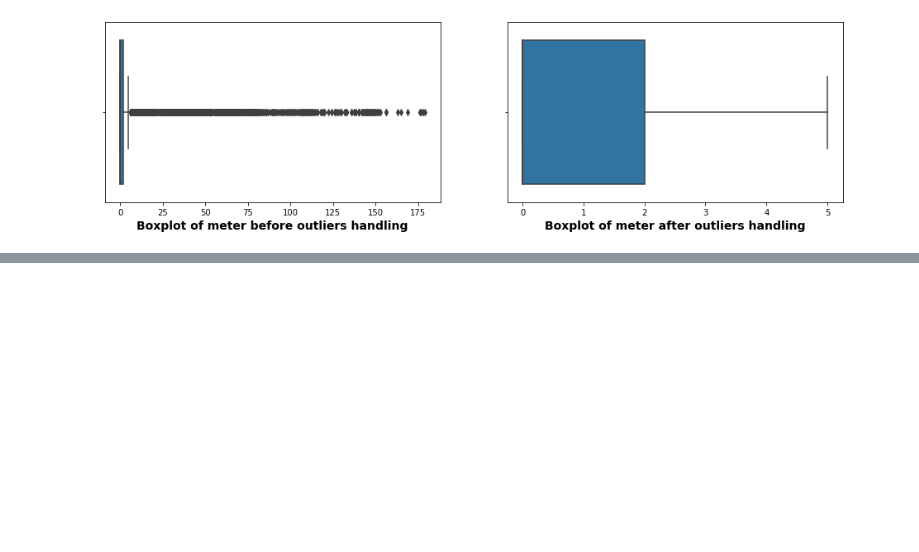
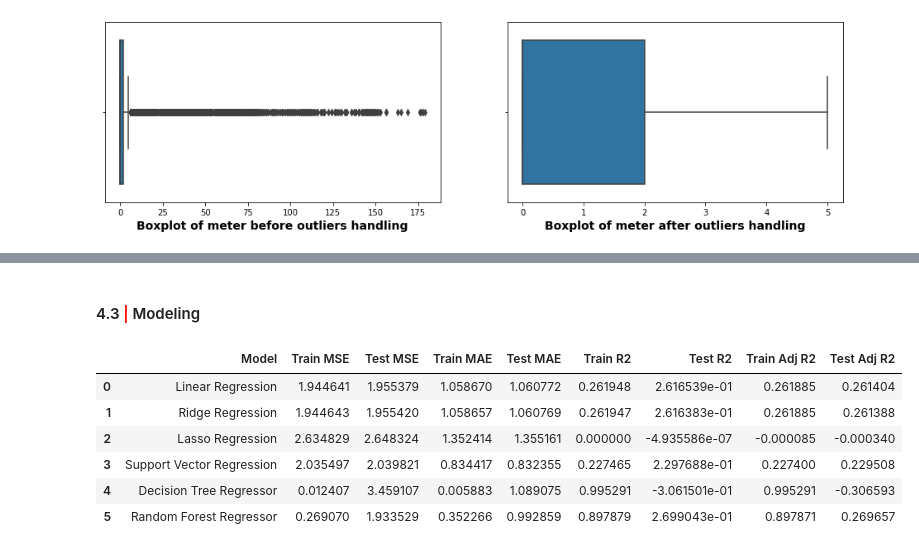
Before and after one commit to Preranapagar/ML_Projects, a Jupyter notebook: Project/Household Power Consumption/project.ipynb, the cells around one changed output, grey strips where cells are left out. Cells and saved outputs as stored; diff of their text form; code cells hidden in the pictures; blank space fills up the shorter version.

```diff
--- a/Project/Household Power Consumption/project.ipynb
+++ b/Project/Household Power Consumption/project.ipynb
@@ -288,0 +301,2 @@ for col in df1.columns:
+# %%
+x_train, x_test, y_train, y_test = train_test_split(x,y, random_state=42, test_size=0.20)
@@ -288,0 +305,8 @@ for col in df1.columns:
+# %%
+scaler = StandardScaler()
+x_train = scaler.fit_transform(x_train)
+x_test = scaler.fit_transform(x_test)
+# %% [markdown]
+#### 4.3 <span style='color:red'>|</span> Modeling
+# %%
+report = []
@@ -288,0 +322,45 @@ for col in df1.columns:
+# %%
+for i in range(len(models)):
+    model = list(models.values())[i]
+    model.fit(x_train,y_train)
+
+    #prediction
+    y_train_pred = model.predict(x_train)
+    y_test_pred = model.predict(x_test)
+
+    #Training data performance
+    n = len(y_train)
+    k = x_train.shape[1]
+    train_mse = mean_squared_error(y_train, y_train_pred)
+    train_mae = mean_absolute_error(y_train, y_train_pred)
+    train_r2 = r2_score(y_train, y_train_pred)
+    train_adj_r2 = 1-(((1-train_r2)*(n-1))/(n-k-1))
+
+    #Test data performance
+    n2 = len(y_test)
+    k2 = x_test.shape[1]
+    test_mse = mean_squared_error(y_test, y_test_pred)
+    test_mae = mean_absolute_error(y_test, y_test_pred)
+    test_r2 = r2_score(y_test, y_test_pred)
+    test_adj_r2 = 1-(((1-test_r2)*(n2-1))/(n2-k2-1))
+
+    report.append({"Model": list(models.keys())[i],
+                 "Train MSE" : train_mse,
+                 "Test MSE" : test_mse,
+                 "Train MAE" : train_mae,
+                 "Test MAE" : test_mae,
+                 "Train R2" : train_r2,
+                 "Test R2" : test_r2,
+                 "Train Adj R2" : train_adj_r2,
+                 "Test Adj R2" : test_adj_r2})
+# %%
+all_models = pd.DataFrame(report)
+all_models
+# %% [output]
+|  | Model | Train MSE | Test MSE | Train MAE | Test MAE | Train R2 | Test R2 | Train Adj R2 | Test Adj R2 |
+| 0 | Linear Regression | 1.944641 | 1.955379 | 1.058670 | 1.060772 | 0.261948 | 2.616539e-01 | 0.261885 | 0.261404 |
+| 1 | Ridge Regression | 1.944643 | 1.955420 | 1.058657 | 1.060769 | 0.261947 | 2.616383e-01 | 0.261885 | 0.261388 |
+| 2 | Lasso Regression | 2.634829 | 2.648324 | 1.352414 | 1.355161 | 0.000000 | -4.935586e-07 | -0.000085 | -0.000340 |
+| 3 | Support Vector Regression | 2.035497 | 2.039821 | 0.834417 | 0.832355 | 0.227465 | 2.297688e-01 | 0.227400 | 0.229508 |
+| 4 | Decision Tree Regressor | 0.012407 | 3.459107 | 0.005883 | 1.089075 | 0.995291 | -3.061501e-01 | 0.995291 | -0.306593 |
+| 5 | Random Forest Regressor | 0.269070 | 1.933529 | 0.352266 | 0.992859 | 0.897879 | 2.699043e-01 | 0.897871 | 0.269657 |
```
Also changed, not shown: parts of 7 cells of this notebook.
